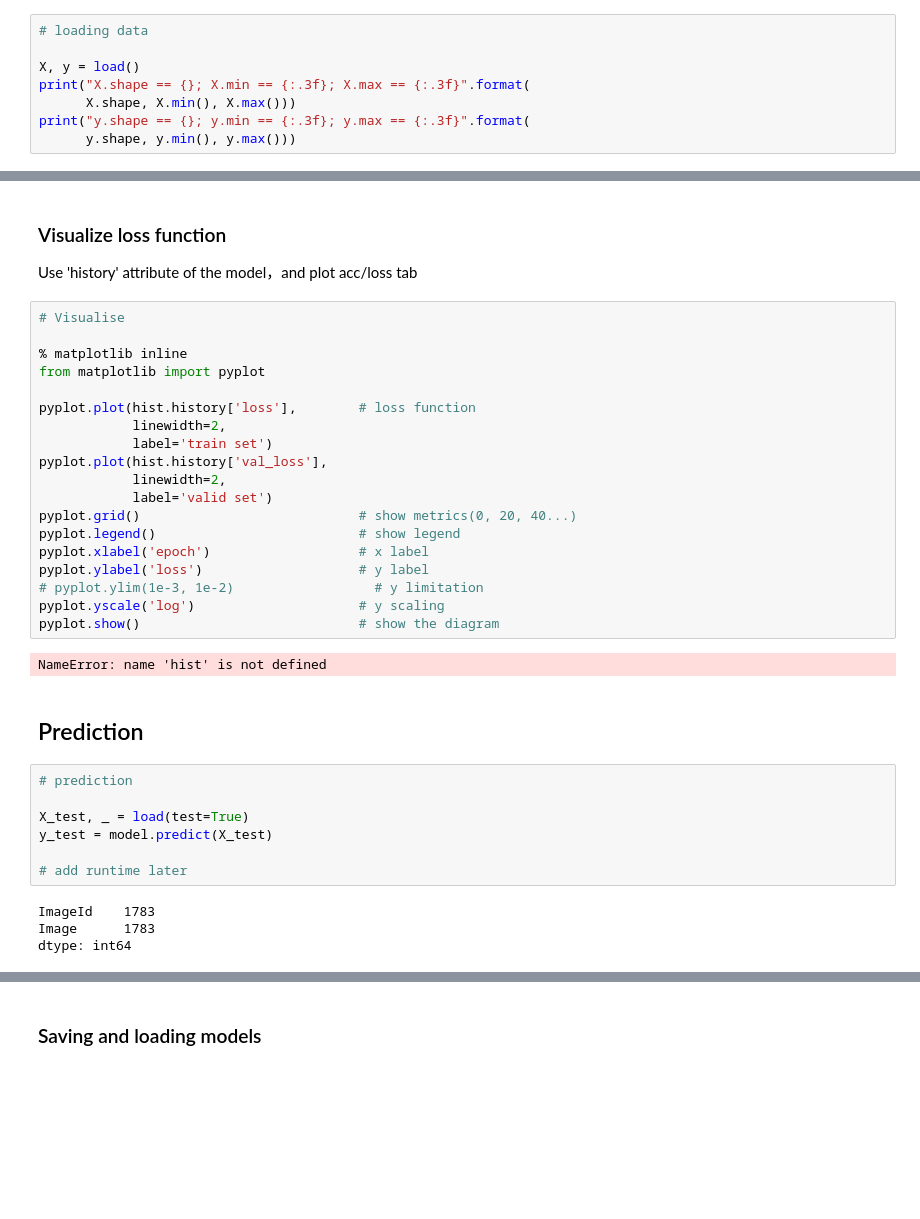
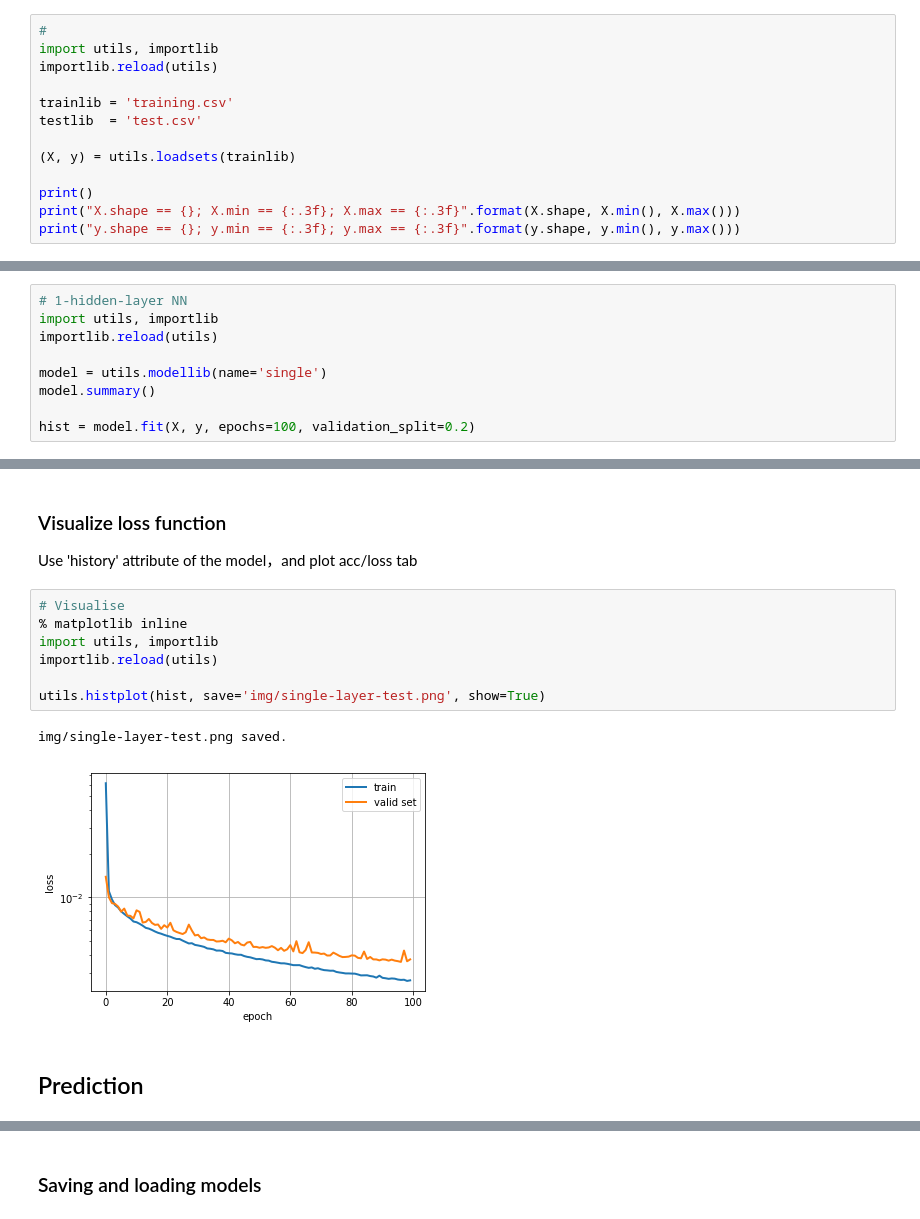
Before and after one commit to ricefryegg/Kaggle-Facial-Keypoints-Detection, a Jupyter notebook: Main.ipynb, the cells around one changed output, grey strips where cells are left out. Saved outputs shown, nothing was run; the diff lists cells and outputs as text; blank space fills up the shorter version.

Commit message:
revisit single-single-hidden-layer

```diff
--- a/Main.ipynb
+++ b/Main.ipynb
@@ -67,11 +25,16 @@ def load(test=False, cols=None):
 # %%
-# loading data
+#
+import utils, importlib
+importlib.reload(utils)
 
-X, y = load()
-print("X.shape == {}; X.min == {:.3f}; X.max == {:.3f}".format(
-      X.shape, X.min(), X.max()))
-print("y.shape == {}; y.min == {:.3f}; y.max == {:.3f}".format(
-      y.shape, y.min(), y.max()))
+trainlib = 'training.csv'
+testlib  = 'test.csv'
+
+(X, y) = utils.loadsets(trainlib)
+
+print()
+print("X.shape == {}; X.min == {:.3f}; X.max == {:.3f}".format(X.shape, X.min(), X.max()))
+print("y.shape == {}; y.min == {:.3f}; y.max == {:.3f}".format(y.shape, y.min(), y.max()))
 # %% [output]
 left_eye_center_x            7039
 left_eye_center_y            7039
@@ -157,0 +60,9 @@ Epoch 100/100
+# %%
+# 1-hidden-layer NN
+import utils, importlib
+importlib.reload(utils)
+
+model = utils.modellib(name='single')
+model.summary()
+
+hist = model.fit(X, y, epochs=100, validation_split=0.2)
@@ -159,37 +88,15 @@ Epoch 100/100
 ### Visualize loss function
 
 Use 'history' attribute of the model，and plot acc/loss tab
-# %%
-# Visualise
-
-% matplotlib inline
-from matplotlib import pyplot
-
-pyplot.plot(hist.history['loss'],        # loss function
-            linewidth=2,
-            label='train set')
-pyplot.plot(hist.history['val_loss'],
-            linewidth=2,
-            label='valid set')
-pyplot.grid()                            # show metrics(0, 20, 40...)
-pyplot.legend()                          # show legend
-pyplot.xlabel('epoch')                   # x label
-pyplot.ylabel('loss')                    # y label
-# pyplot.ylim(1e-3, 1e-2)                  # y limitation
-pyplot.yscale('log')                     # y scaling
-pyplot.show()                            # show the diagram
-# %% [output]
-NameError: name 'hist' is not defined
+# %%
+# Visualise
+% matplotlib inline
+import utils, importlib
+importlib.reload(utils)
+
+utils.histplot(hist, save='img/single-layer-test.png', show=True)
+# %% [output]
+img/single-layer-test.png saved.
+[figure, added]
 # %% [markdown]
 ## Prediction
-# %%
-# prediction
-
-X_test, _ = load(test=True)
-y_test = model.predict(X_test)
-
-# add runtime later
-# %% [output]
-ImageId    1783
-Image      1783
-dtype: int64
```
Also changed, not shown: parts of 13 cells of this notebook, 8 other files.
